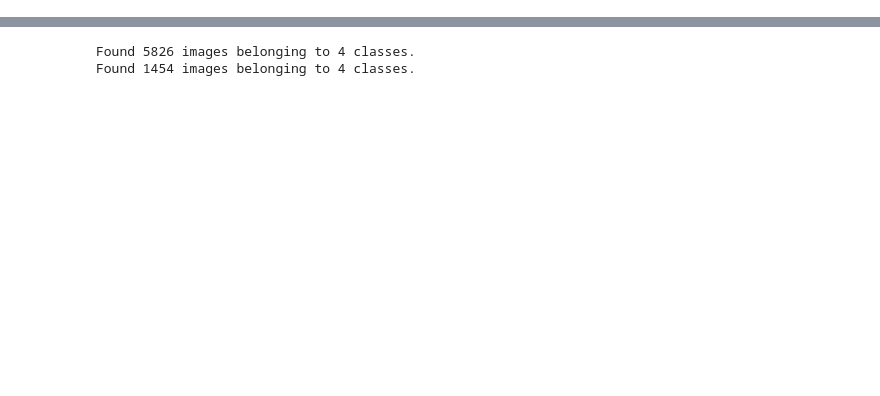
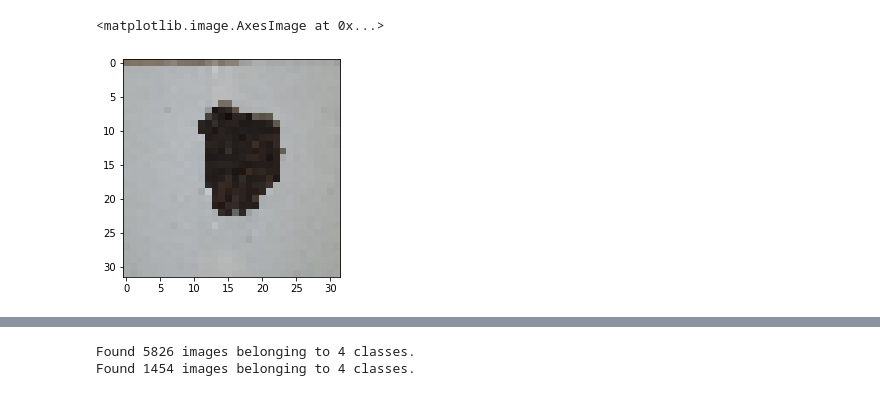
Before and after one commit to hykhhijk/Rock-classifier, a Jupyter notebook: Parameter_search, k-fold.ipynb, the cells around one changed output, grey strips where cells are left out. Cells and saved outputs as stored; diff of their text form; code cells hidden in the pictures; blank space fills up the shorter version.

```diff
--- a/Untitled.ipynb
+++ b/Parameter_search, k-fold.ipynb
@@ -119,0 +57,5 @@ array([[1., 0., 0., 0.],
+# %%
+plt.imshow(img)
+# %% [output]
+<matplotlib.image.AxesImage at 0x...>
+[figure, added]
```
Also changed, not shown: parts of 51 cells of this notebook, 4 other files.
